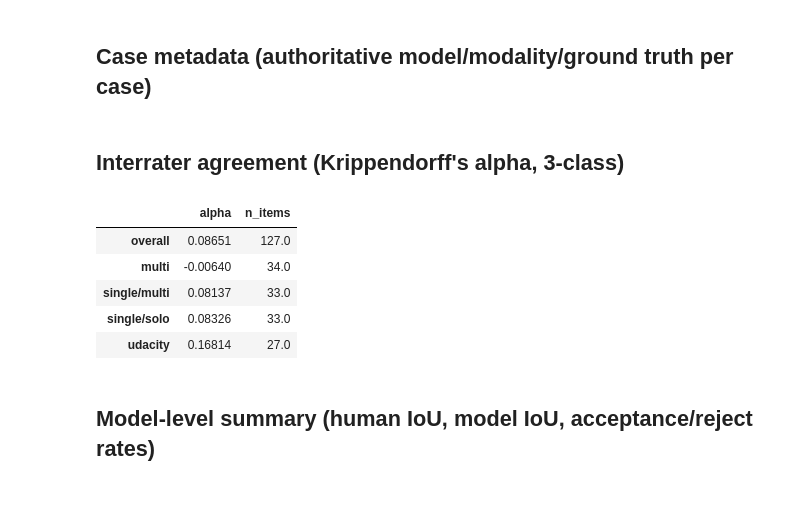
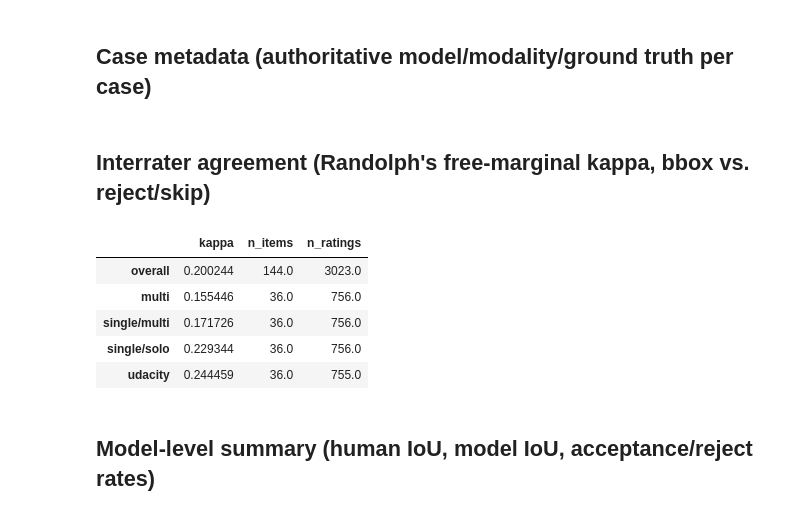
Before and after one commit to oliverweissl/SMOO, a Jupyter notebook: experiments/RQ3_Validity.ipynb, the cells around one changed output. Cells and saved outputs as stored; diff of their text form; code cells hidden in the pictures.

Commit message:
upd validity

```diff
--- a/experiments/RQ3_Validity.ipynb
+++ b/experiments/RQ3_Validity.ipynb
@@ -25,16 +25,16 @@ human_iou = rq3.compute_human_task_iou(df_valid, case_lookup, case_meta)
 case_df = rq3.case_human_iou(human_iou)
 model_iou_cases = rq3.case_model_iou(case_meta)
 # %% [markdown]
-## Interrater agreement (Krippendorff's alpha, 3-class)
+## Interrater agreement (Randolph's free-marginal kappa, bbox vs. reject/skip)
 # %%
-pd.DataFrame(rq3.krippendorff_alpha_by_category(df_valid)).T
+pd.DataFrame(rq3.randolph_kappa_by_category(df_valid)).T
 # %% [output]
-|  | alpha | n_items |
-| overall | 0.08651 | 127.0 |
-| multi | -0.00640 | 34.0 |
-| single/multi | 0.08137 | 33.0 |
-| single/solo | 0.08326 | 33.0 |
-| udacity | 0.16814 | 27.0 |
+|  | kappa | n_items | n_ratings |
+| overall | 0.200244 | 144.0 | 3023.0 |
+| multi | 0.155446 | 36.0 | 756.0 |
+| single/multi | 0.171726 | 36.0 | 756.0 |
+| single/solo | 0.229344 | 36.0 | 756.0 |
+| udacity | 0.244459 | 36.0 | 755.0 |
 # %% [markdown]
 ## Model-level summary (human IoU, model IoU, acceptance/reject rates)
 # %%
```
Also changed, not shown: parts of 1 cell of this notebook, 1 other file.
